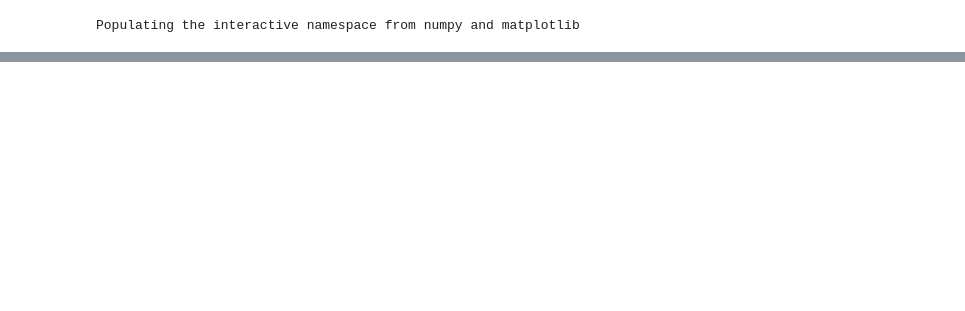
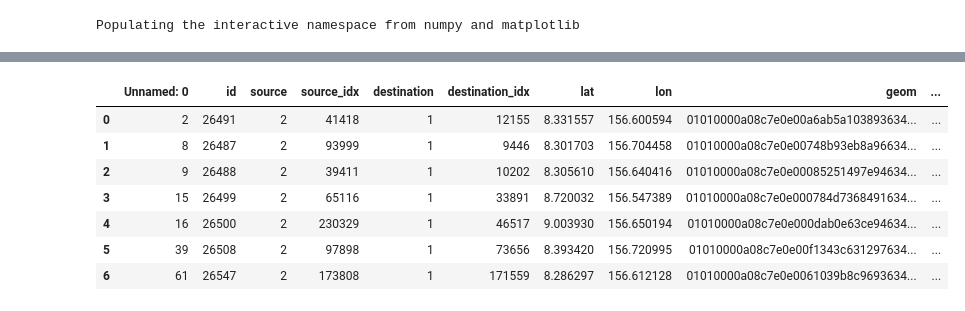
Before and after one commit to cneubauerUSGS/autocnet, a Jupyter notebook: notebooks/CTX_Trio.ipynb, the cells around one changed output, grey strips where cells are left out. Saved outputs shown, nothing was run; the diff lists cells and outputs as text; code cells hidden in the pictures; blank space fills up the shorter version.

```diff
--- a/notebooks/CTX_Trio.ipynb
+++ b/notebooks/CTX_Trio.ipynb
@@ -130,2 +118,11 @@ cg[0][1]['data'].matches
 # %%
-cg[0][1]['data']
+cg[1][2]['data'].matches
+# %% [output]
+|  | Unnamed: 0 | id | source | source_idx | destination | destination_idx | lat | lon | geom | ... |
+| 0 | 2 | 26491 | 2 | 41418 | 1 | 12155 | 8.331557 | 156.600594 | 01010000a08c7e0e00a6ab5a103893634... | ... |
+| 1 | 8 | 26487 | 2 | 93999 | 1 | 9446 | 8.301703 | 156.704458 | 01010000a08c7e0e00748b93eb8a96634... | ... |
+| 2 | 9 | 26488 | 2 | 39411 | 1 | 10202 | 8.305610 | 156.640416 | 01010000a08c7e0e00085251497e94634... | ... |
+| 3 | 15 | 26499 | 2 | 65116 | 1 | 33891 | 8.720032 | 156.547389 | 01010000a08c7e0e000784d7368491634... | ... |
+| 4 | 16 | 26500 | 2 | 230329 | 1 | 46517 | 9.003930 | 156.650194 | 01010000a08c7e0e000dab0e63ce94634... | ... |
+| 5 | 39 | 26508 | 2 | 97898 | 1 | 73656 | 8.393420 | 156.720995 | 01010000a08c7e0e00f1343c631297634... | ... |
+| 6 | 61 | 26547 | 2 | 173808 | 1 | 171559 | 8.286297 | 156.612128 | 01010000a08c7e0e0061039b8c9693634... | ... |
```
Also changed, not shown: parts of 17 cells of this notebook.
